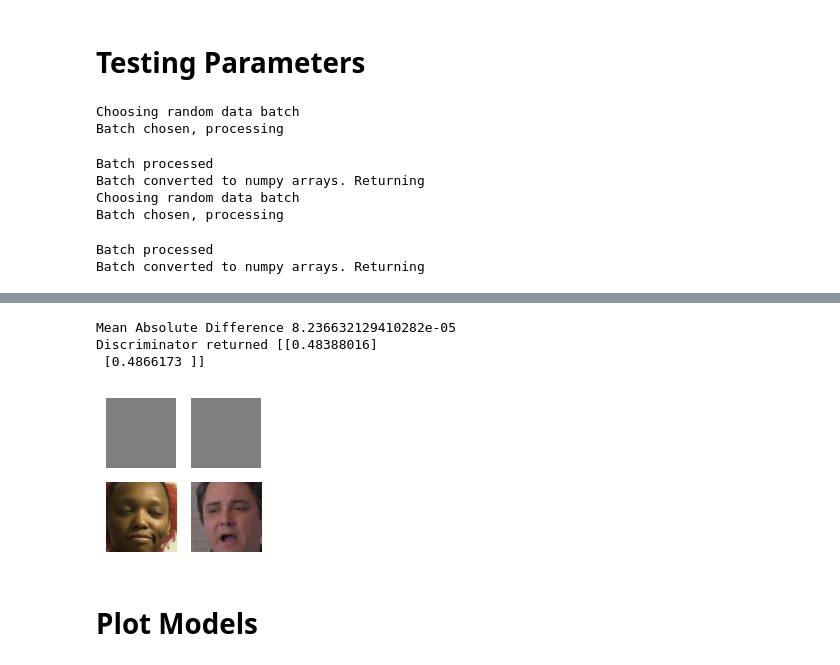
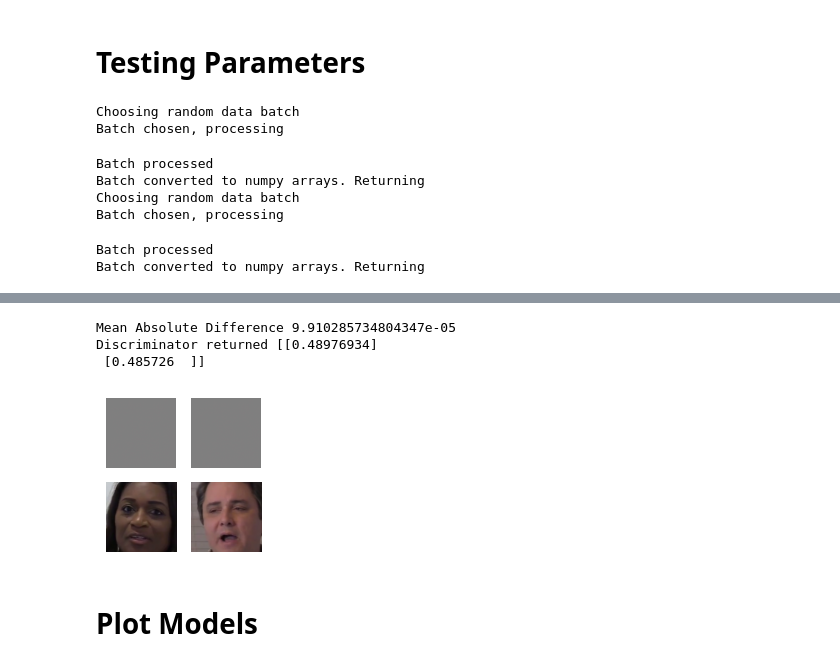
Before and after one commit to BasicallyOk/deepfake-lip-sync, a Jupyter notebook: train_GAN.ipynb, the cells around one changed output, grey strips where cells are left out. Cells and saved outputs as stored; diff of their text form; code cells hidden in the pictures.

```diff
--- a/train_GAN.ipynb
+++ b/train_GAN.ipynb
@@ -314,7 +315,7 @@ def restore_checkpoint(ckpt, manager):
 # %% [markdown]
 # Testing Parameters
 # %%
-test_img_arr, test_img_concat, test_audio_arr = random_get_batch(TEST_DATASET_PATH, 1, 62)
+test_img_arr, test_img_concat, test_audio_arr = random_get_batch(TEST_DATASET_PATH, 1, 22)
 train_img_arr, train_img_concat, train_audio_arr = random_get_batch(DATASET_PATH, 1, 1)
 
 progress_img_arrs = np.asarray([test_img_arr, train_img_arr]).reshape((2, 256, 256, 3))
@@ -338,6 +339,6 @@ Batch converted to numpy arrays. Returning
-Mean Absolute Difference 8.236632129410282e-05
-Discriminator returned [[0.48388016]
- [0.4866173 ]]
+Mean Absolute Difference 9.910285734804347e-05
+Discriminator returned [[0.48976934]
+ [0.485726  ]]
-[figure, old version]
+[figure, new version]
 # %% [markdown]
 # Plot Models
```
Also changed, not shown: parts of 12 cells of this notebook, 36 other files.
